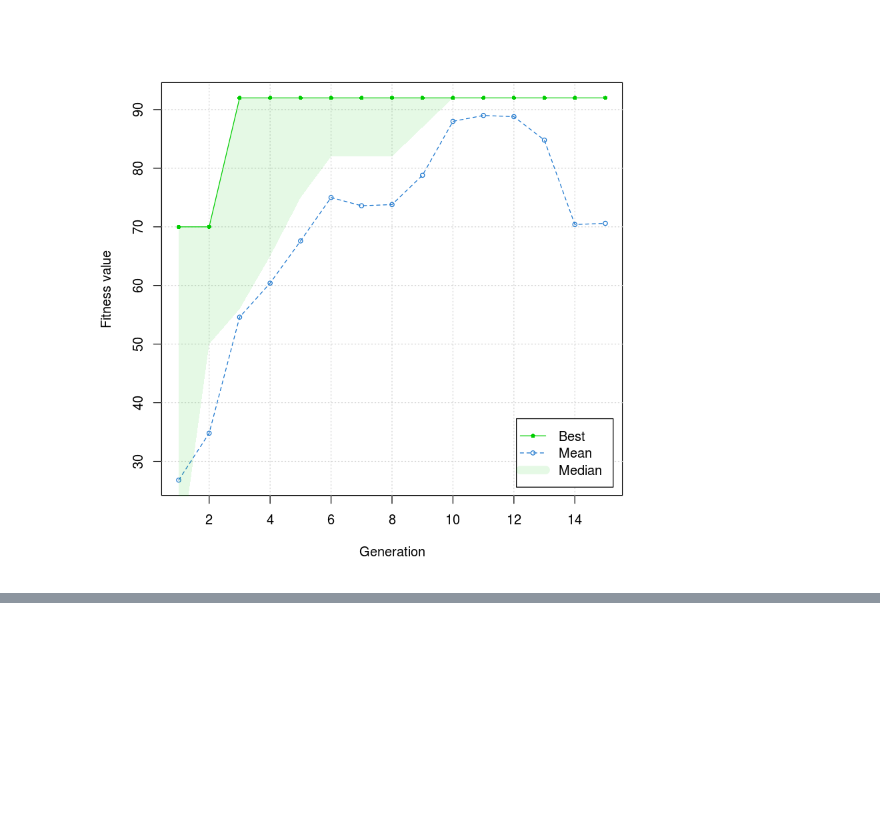
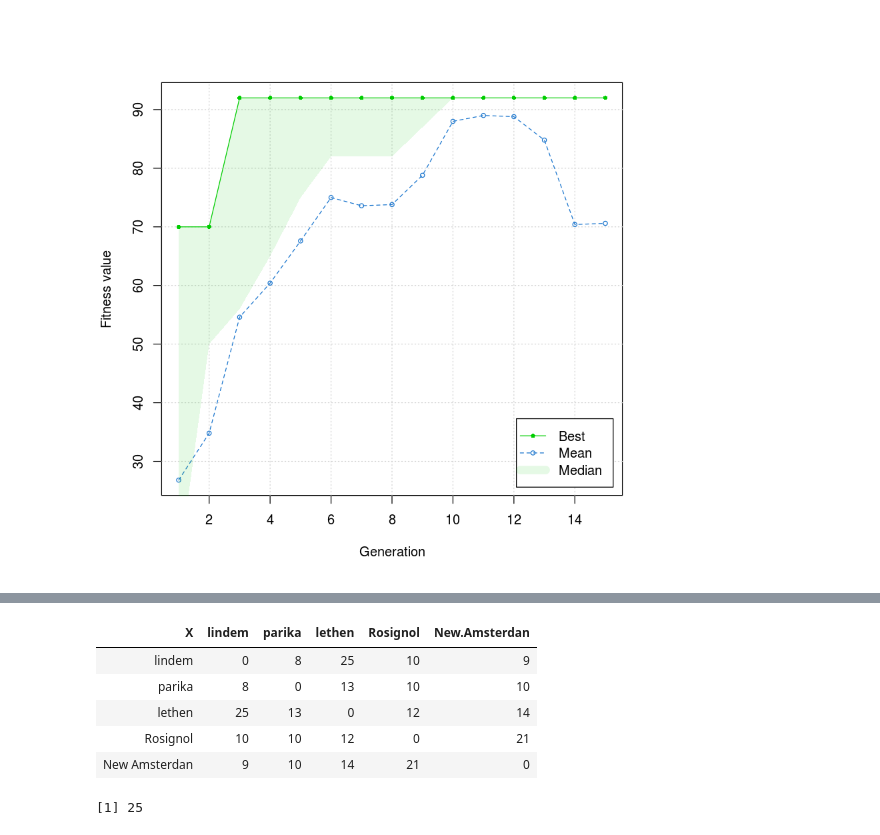
Before and after one commit to thbighead/jupyter-studies, a Jupyter notebook: Aprendizados R Scientist.ipynb, the cells around one changed output, grey strips where cells are left out. Cells and saved outputs as stored; diff of their text form; code cells hidden in the pictures; blank space fills up the shorter version.

```diff
--- a/Aprendizados R Scientist.ipynb
+++ b/Aprendizados R Scientist.ipynb
@@ -1197,0 +1206,14 @@ plot(resultado)
+# %%
+mapa = read.csv("mapa.csv", sep = ';')
+mapa
+# %% [output]
+| X | lindem | parika | lethen | Rosignol | New.Amsterdan |
+| lindem | 0 | 8 | 25 | 10 | 9 |
+| parika | 8 | 0 | 13 | 10 | 10 |
+| lethen | 25 | 13 | 0 | 12 | 14 |
+| Rosignol | 10 | 10 | 12 | 0 | 21 |
+| New Amsterdan | 9 | 10 | 14 | 21 | 0 |
+# %%
+mapa[1,4]
+# %% [output]
+[1] 25
```
Also changed, not shown: parts of 7 cells of this notebook.
